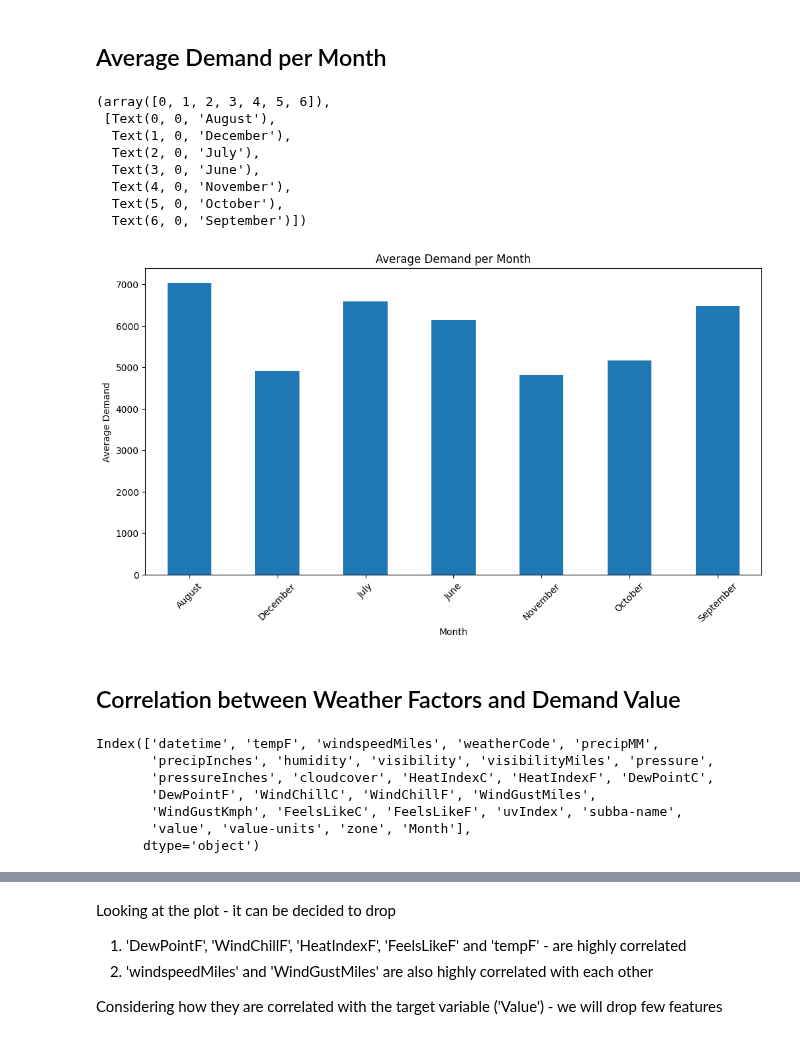
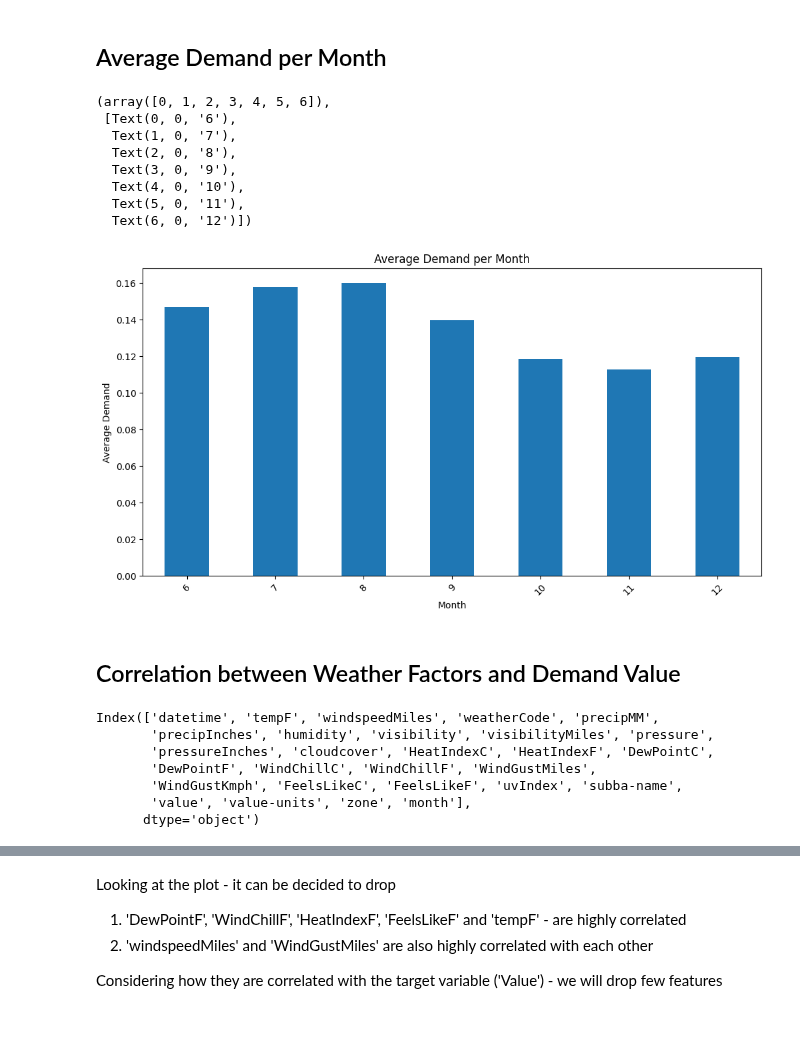
Before and after one commit to MLOPS-IE7374-Fall2024-G9/mlops-project, a Jupyter notebook: experiments/data_exp.ipynb, the cells around one changed output, grey strips where cells are left out. Saved outputs shown, nothing was run; the diff lists cells and outputs as text; code cells hidden in the pictures.

Commit message:
Normalization, label encoding, initial model building

```diff
--- a/experiments/data_exp.ipynb
+++ b/experiments/data_exp.ipynb
@@ -10,3 +10,5 @@ df = pd.read_csv('merged_zones_weather_demand_data_2019.csv')
+# %%
+df = pd.read_csv(r"C:\Users\misja\OneDrive\Desktop\JAHNAVI\NEU\MLOpsProject\mlops-project\experiments\all_merged_zones_weather_demand_data.csv")
 # %%
 df.head(5)
 # %% [output]
@@ -122,0 +138,35 @@ df[df.duplicated()]
+# %%
+import pandas as pd
+from sklearn.preprocessing import MinMaxScaler, LabelEncoder
+
+# Step 1: Extract the month from the 'datetime' column
+df['datetime'] = pd.to_datetime(df['datetime'])
+df['month'] = df['datetime'].dt.month
+
+# Step 2: Normalize only numerical columns (int64 and float64)
+
+# Select only the proper numerical columns (exclude 'object' type)
+numerical_columns = df.select_dtypes(include=['int64', 'float64']).columns
+
+# Initialize the MinMaxScaler
+scaler = MinMaxScaler()
+
+# Apply MinMax scaling to the numerical columns
+df[numerical_columns] = scaler.fit_transform(df[numerical_columns])
+
+# Step 3: Convert object columns to strings and label encode them
+
+# Select categorical columns (object type)
+categorical_columns = df.select_dtypes(include=['object']).columns
+
+# Ensure uniform data type by converting all categorical values to strings
+df[categorical_columns] = df[categorical_columns].astype(str)
+
+# Apply label encoding to each categorical column
+le = LabelEncoder()
+
+for col in categorical_columns:
+    df[col] = le.fit_transform(df[col])
+
+# Step 4: Check the DataFrame
+df.head()
@@ -146,7 +183,3 @@ df.head(16)
-# %%
-df['datetime'] = pd.to_datetime(df['datetime'], format="%Y-%m-%dT%H")
-# %%
-df['Month'] = df['datetime'].dt.month_name()
 # %%
 df.head()
 # %% [output]
@@ -184,25 +225,25 @@ plt.xticks(rotation = 45)
 # %% [markdown]
 ## Average Demand per Month
 # %%
-month_demand_group = df.groupby('Month')
+month_demand_group = df.groupby('month')
 avg_demand_month = month_demand_group['value'].mean()
 
 plt.figure(figsize = (12,6))
 avg_demand_month.plot(kind = 'bar')
 plt.xlabel('Month')
 plt.ylabel('Average Demand')
 plt.title('Average Demand per Month')
 plt.xticks(rotation = 45)
 # %% [output]
 (array([0, 1, 2, 3, 4, 5, 6]),
- [Text(0, 0, 'August'),
-  Text(1, 0, 'December'),
-  Text(2, 0, 'July'),
-  Text(3, 0, 'June'),
-  Text(4, 0, 'November'),
-  Text(5, 0, 'October'),
-  Text(6, 0, 'September')])
+ [Text(0, 0, '6'),
+  Text(1, 0, '7'),
+  Text(2, 0, '8'),
+  Text(3, 0, '9'),
+  Text(4, 0, '10'),
+  Text(5, 0, '11'),
+  Text(6, 0, '12')])
-[figure, old version]
+[figure, new version]
 # %% [markdown]
 ## Correlation between Weather Factors and Demand Value
 # %%
@@ -213,7 +254,7 @@ Index(['datetime', 'tempF', 'windspeedMiles', 'weatherCode', 'precipMM',
        'pressureInches', 'cloudcover', 'HeatIndexC', 'HeatIndexF', 'DewPointC',
        'DewPointF', 'WindChillC', 'WindChillF', 'WindGustMiles',
        'WindGustKmph', 'FeelsLikeC', 'FeelsLikeF', 'uvIndex', 'subba-name',
-       'value', 'value-units', 'zone', 'Month'],
+       'value', 'value-units', 'zone', 'month'],
       dtype='object')
 # %%
 weather_factors_value = df[['tempF', 'windspeedMiles', 'precipMM', 'humidity', 'visibilityMiles', 'pressure', 'cloudcover', 'HeatIndexF', 'DewPointF', 'WindChillF', 'WindGustMiles', 'FeelsLikeF', 'uvIndex', 'value']]
```
Also changed, not shown: parts of 29 cells of this notebook, 1 other file.
